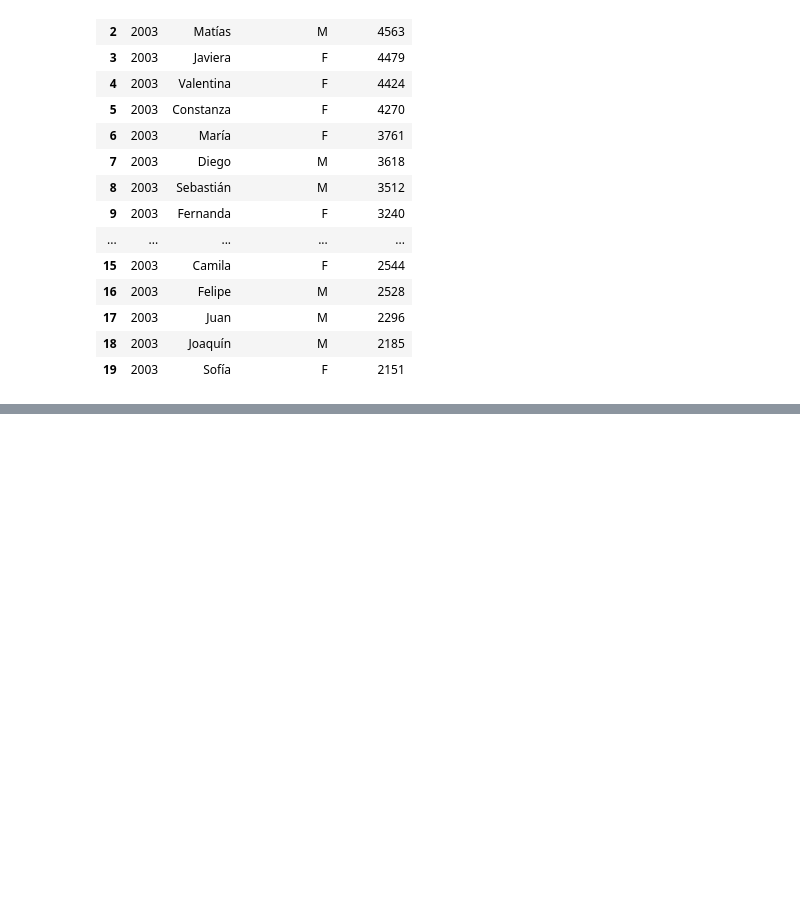
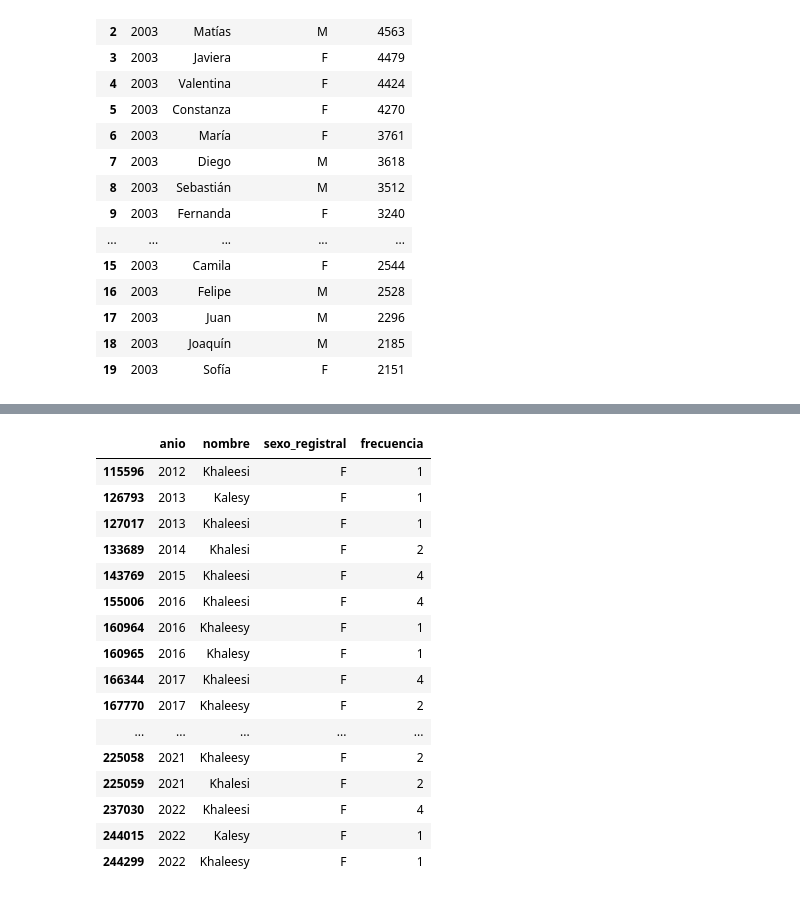
Before and after one commit to davidlealo/talleranalisistextopython, a Jupyter notebook: 01_regex.ipynb, the cells around one changed output, grey strips where cells are left out. Cells and saved outputs as stored; diff of their text form; code cells hidden in the pictures; blank space fills up the shorter version.

Commit message:
ejercicios con nombres

```diff
--- a/01_regex.ipynb
+++ b/01_regex.ipynb
@@ -140,0 +202,20 @@ registros.head(20)
+# %%
+registros[registros["nombre"].str.match(r"Kh?ale*s[iy]") == True] # El [] es para que la i/y sea opcional
+# %% [output]
+|  | anio | nombre | sexo_registral | frecuencia |
+| 115596 | 2012 | Khaleesi | F | 1 |
+| 126793 | 2013 | Kalesy | F | 1 |
+| 127017 | 2013 | Khaleesi | F | 1 |
+| 133689 | 2014 | Khalesi | F | 2 |
+| 143769 | 2015 | Khaleesi | F | 4 |
+| 155006 | 2016 | Khaleesi | F | 4 |
+| 160964 | 2016 | Khaleesy | F | 1 |
+| 160965 | 2016 | Khalesy | F | 1 |
+| 166344 | 2017 | Khaleesi | F | 4 |
+| 167770 | 2017 | Khaleesy | F | 2 |
+| ... | ... | ... | ... | ... |
+| 225058 | 2021 | Khaleesy | F | 2 |
+| 225059 | 2021 | Khalesi | F | 2 |
+| 237030 | 2022 | Khaleesi | F | 4 |
+| 244015 | 2022 | Kalesy | F | 1 |
+| 244299 | 2022 | Khaleesy | F | 1 |
```
Also changed, not shown: parts of 6 cells of this notebook.
